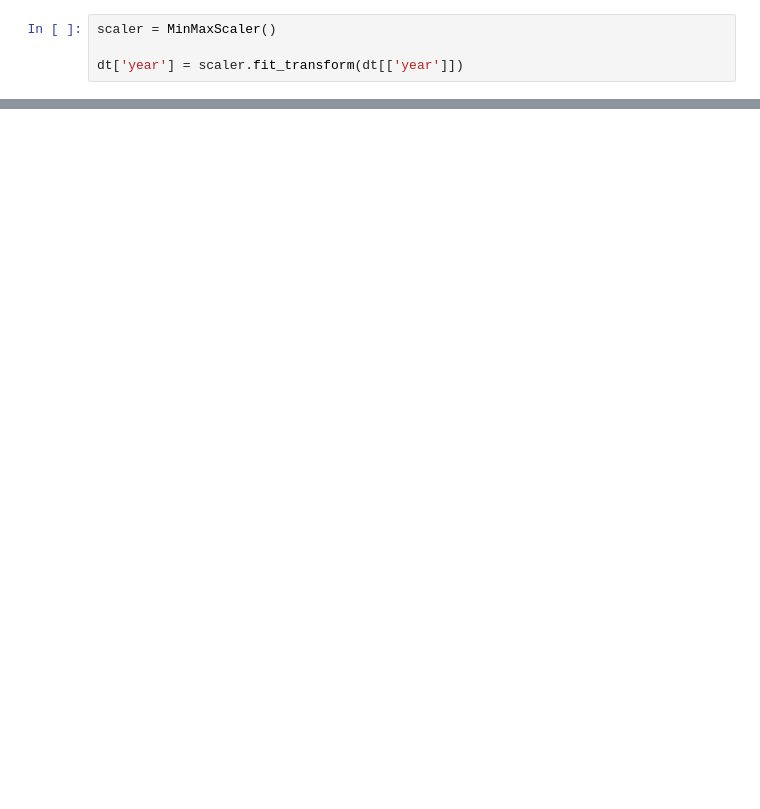
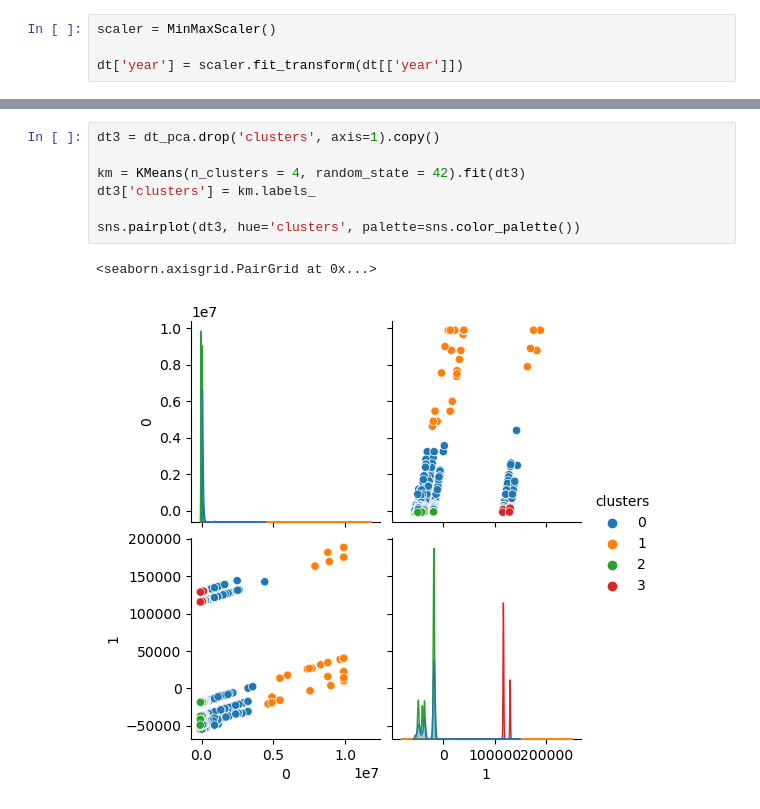
Before and after one commit to IshanBhargava/dsc550, a Jupyter notebook: main.ipynb, the cells around one changed output, grey strips where cells are left out. Cells and saved outputs as stored; diff of their text form; blank space fills up the shorter version.

```diff
--- a/main.ipynb
+++ b/main.ipynb
@@ -113,0 +117,10 @@ sns.pairplot(dt_pca, hue='clusters', palette=sns.color_palette())
+# %%
+dt3 = dt_pca.drop('clusters', axis=1).copy()
+
+km = KMeans(n_clusters = 4, random_state = 42).fit(dt3)
+dt3['clusters'] = km.labels_
+
+sns.pairplot(dt3, hue='clusters', palette=sns.color_palette())
+# %% [output]
+<seaborn.axisgrid.PairGrid at 0x...>
+[figure, added]
```
Also changed, not shown: parts of 12 cells of this notebook, 11 other files.
